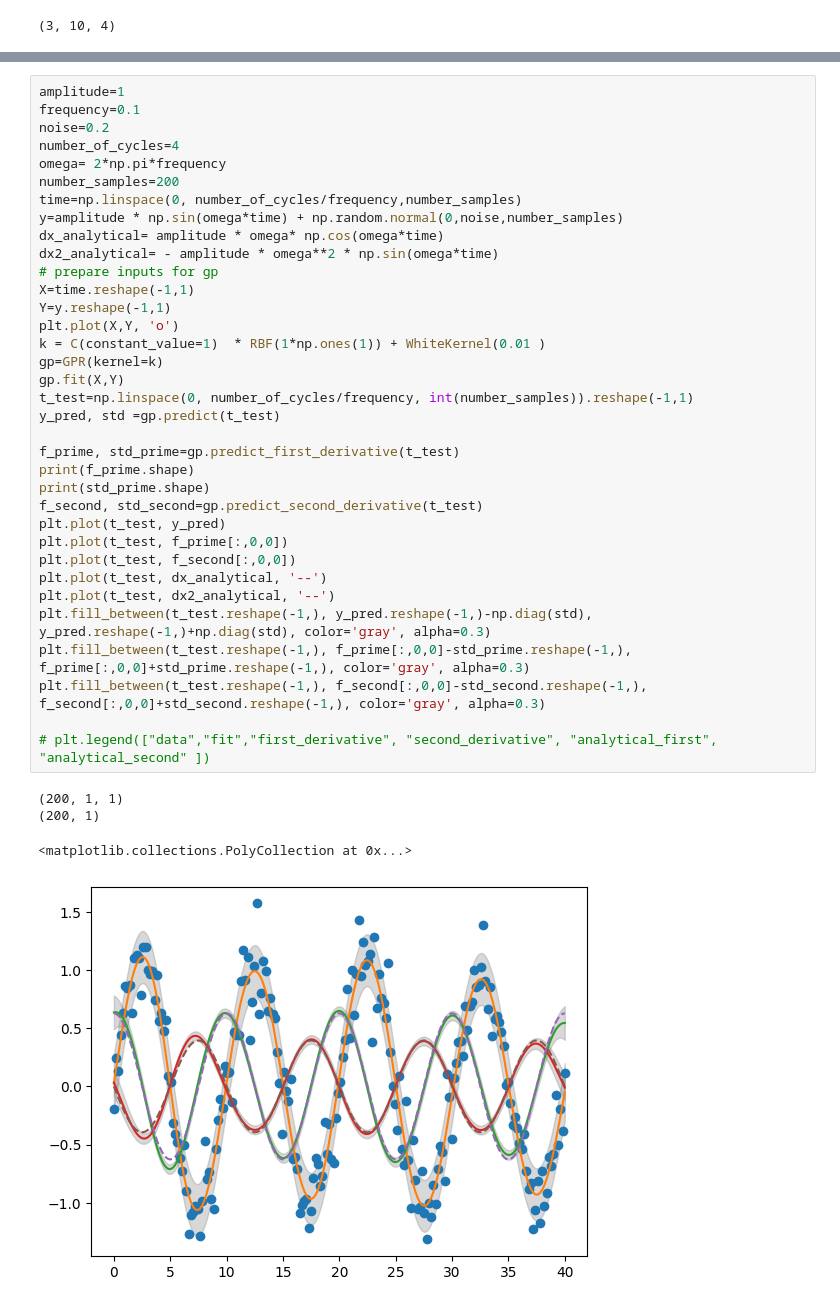
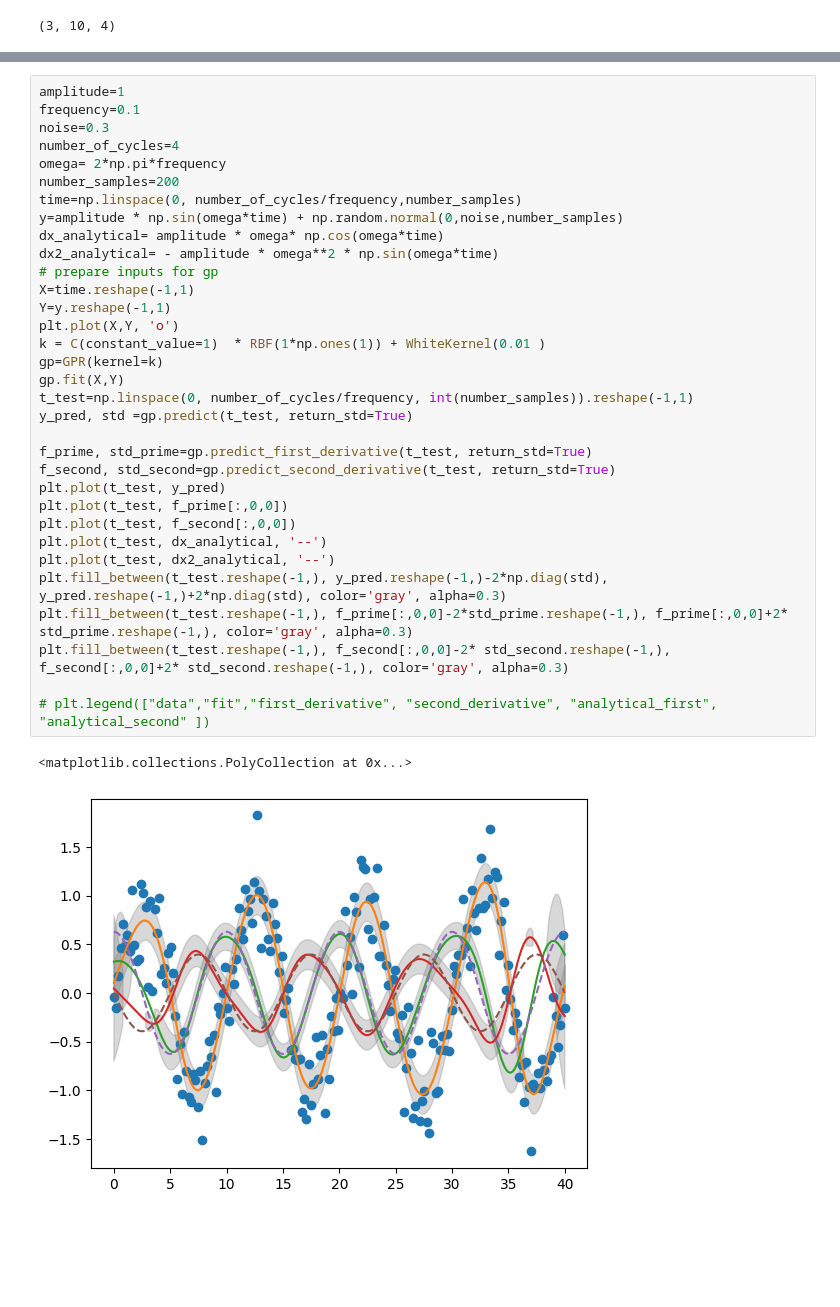
Before and after one commit to franzesegiovanni/gaussian_process_tutorials, a Jupyter notebook: Derivative_of_a_Gaussian_Process_is_a_Gaussian_Process.ipynb, the cells around one changed output, grey strips where cells are left out. Cells and saved outputs as stored; diff of their text form; blank space fills up the shorter version.

Commit message:
finished polishing the example of the derivative. The example now run with really high performance

```diff
--- a/Derivative_of_a_Gaussian_Process_is_a_Gaussian_Process.ipynb
+++ b/Derivative_of_a_Gaussian_Process_is_a_Gaussian_Process.ipynb
@@ -199,40 +218,36 @@ class GPR():
 # %%
 amplitude=1
 frequency=0.1
-noise=0.2
+noise=0.3
 number_of_cycles=4
 omega= 2*np.pi*frequency
 number_samples=200
 time=np.linspace(0, number_of_cycles/frequency,number_samples)
 y=amplitude * np.sin(omega*time) + np.random.normal(0,noise,number_samples)
 dx_analytical= amplitude * omega* np.cos(omega*time)
 dx2_analytical= - amplitude * omega**2 * np.sin(omega*time)
 # prepare inputs for gp
 X=time.reshape(-1,1)
 Y=y.reshape(-1,1)
 plt.plot(X,Y, 'o')
 k = C(constant_value=1)  * RBF(1*np.ones(1)) + WhiteKernel(0.01 )
 gp=GPR(kernel=k)
 gp.fit(X,Y)
 t_test=np.linspace(0, number_of_cycles/frequency, int(number_samples)).reshape(-1,1)
-y_pred, std =gp.predict(t_test)
+y_pred, std =gp.predict(t_test, return_std=True)
 
-f_prime, std_prime=gp.predict_first_derivative(t_test)
-print(f_prime.shape)
-print(std_prime.shape)
-f_second, std_second=gp.predict_second_derivative(t_test)
+f_prime, std_prime=gp.predict_first_derivative(t_test, return_std=True)
+f_second, std_second=gp.predict_second_derivative(t_test, return_std=True)
 plt.plot(t_test, y_pred)
 plt.plot(t_test, f_prime[:,0,0])
 plt.plot(t_test, f_second[:,0,0])
 plt.plot(t_test, dx_analytical, '--')
 plt.plot(t_test, dx2_analytical, '--')
-plt.fill_between(t_test.reshape(-1,), y_pred.reshape(-1,)-np.diag(std), y_pred.reshape(-1,)+np.diag(std), color='gray', alpha=0.3)
-plt.fill_between(t_test.reshape(-1,), f_prime[:,0,0]-std_prime.reshape(-1,), f_prime[:,0,0]+std_prime.reshape(-1,), color='gray', alpha=0.3)
-plt.fill_between(t_test.reshape(-1,), f_second[:,0,0]-std_second.reshape(-1,), f_second[:,0,0]+std_second.reshape(-1,), color='gray', alpha=0.3)
+plt.fill_between(t_test.reshape(-1,), y_pred.reshape(-1,)-2*np.diag(std), y_pred.reshape(-1,)+2*np.diag(std), color='gray', alpha=0.3)
+plt.fill_between(t_test.reshape(-1,), f_prime[:,0,0]-2*std_prime.reshape(-1,), f_prime[:,0,0]+2* std_prime.reshape(-1,), color='gray', alpha=0.3)
+plt.fill_between(t_test.reshape(-1,), f_second[:,0,0]-2* std_second.reshape(-1,), f_second[:,0,0]+2* std_second.reshape(-1,), color='gray', alpha=0.3)
 
 # plt.legend(["data","fit","first_derivative", "second_derivative", "analytical_first", "analytical_second" ])
 # %% [output]
-(200, 1, 1)
-(200, 1)
+<matplotlib.collections.PolyCollection at 0x...>
-<matplotlib.collections.PolyCollection at 0x...>
-[figure, old version]
+[figure, new version]
```
Also changed, not shown: parts of 4 cells of this notebook.
